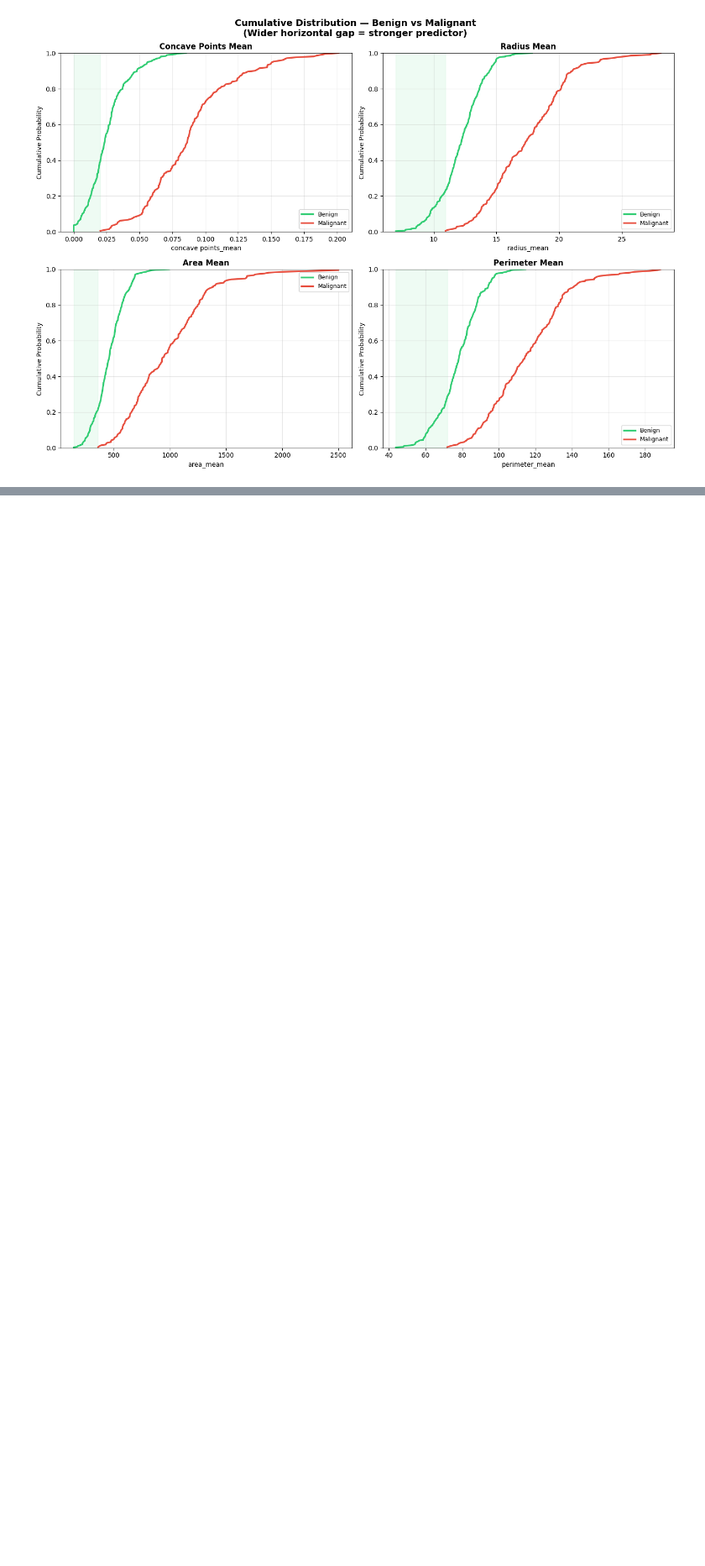
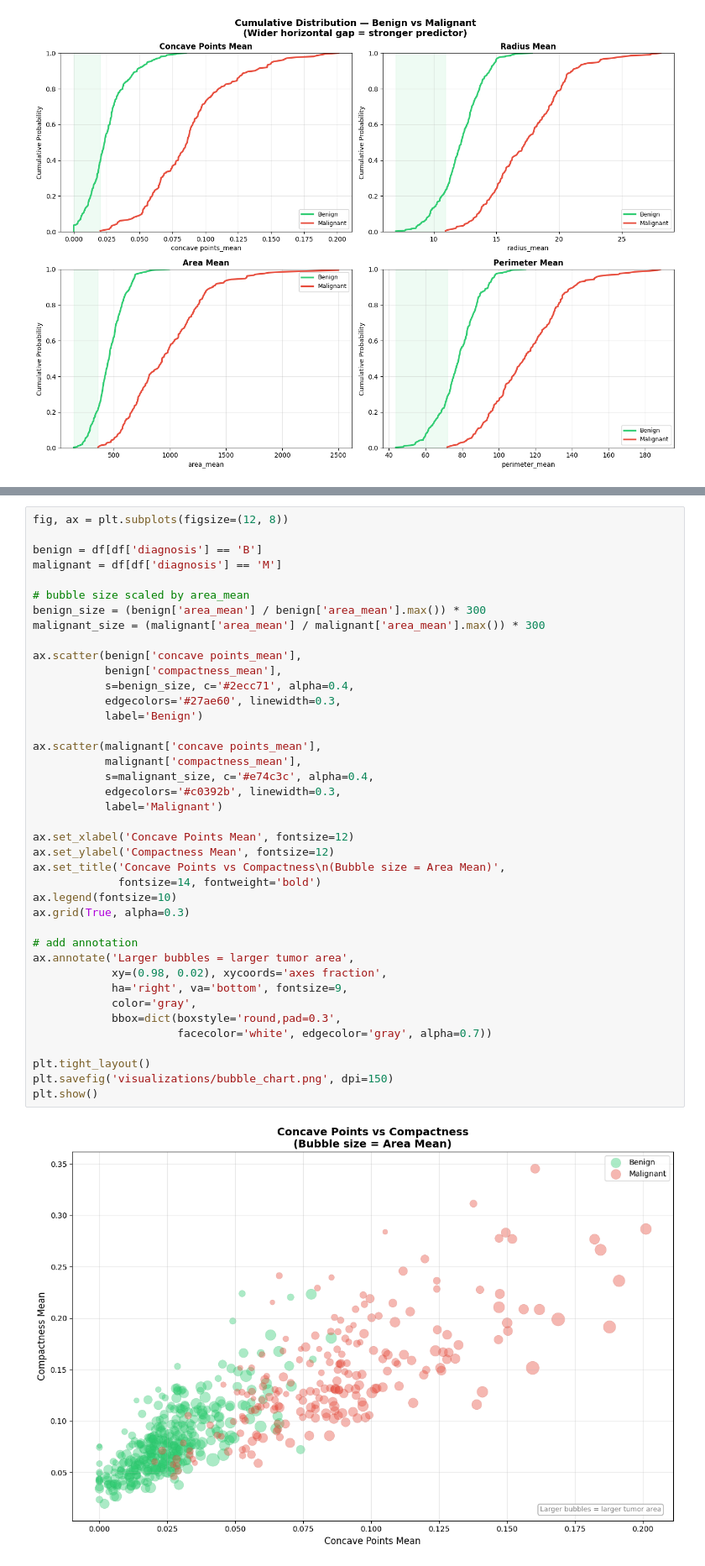
Before and after one commit to john-nio/eda-project, a Jupyter notebook: breast_cancer/breast_cancer.ipynb, the cells around one changed output, grey strips where cells are left out. Shown at 84% size. Saved outputs shown, nothing was run; the diff lists cells and outputs as text; blank space fills up the shorter version.

```diff
--- a/breast_cancer/breast_cancer.ipynb
+++ b/breast_cancer/breast_cancer.ipynb
@@ -696,0 +755,42 @@ plt.show()
+# %%
+fig, ax = plt.subplots(figsize=(12, 8))
+
+benign = df[df['diagnosis'] == 'B']
+malignant = df[df['diagnosis'] == 'M']
+
+# bubble size scaled by area_mean
+benign_size = (benign['area_mean'] / benign['area_mean'].max()) * 300
+malignant_size = (malignant['area_mean'] / malignant['area_mean'].max()) * 300
+
+ax.scatter(benign['concave points_mean'],
+           benign['compactness_mean'],
+           s=benign_size, c='#2ecc71', alpha=0.4,
+           edgecolors='#27ae60', linewidth=0.3,
+           label='Benign')
+
+ax.scatter(malignant['concave points_mean'],
+           malignant['compactness_mean'],
+           s=malignant_size, c='#e74c3c', alpha=0.4,
+           edgecolors='#c0392b', linewidth=0.3,
+           label='Malignant')
+
+ax.set_xlabel('Concave Points Mean', fontsize=12)
+ax.set_ylabel('Compactness Mean', fontsize=12)
+ax.set_title('Concave Points vs Compactness\n(Bubble size = Area Mean)',
+             fontsize=14, fontweight='bold')
+ax.legend(fontsize=10)
+ax.grid(True, alpha=0.3)
+
+# add annotation
+ax.annotate('Larger bubbles = larger tumor area',
+            xy=(0.98, 0.02), xycoords='axes fraction',
+            ha='right', va='bottom', fontsize=9,
+            color='gray',
+            bbox=dict(boxstyle='round,pad=0.3',
+                      facecolor='white', edgecolor='gray', alpha=0.7))
+
+plt.tight_layout()
+plt.savefig('visualizations/bubble_chart.png', dpi=150)
+plt.show()
+# %% [output]
+[figure, added]
```
Also changed, not shown: parts of 1 cell of this notebook, 1 other file.
